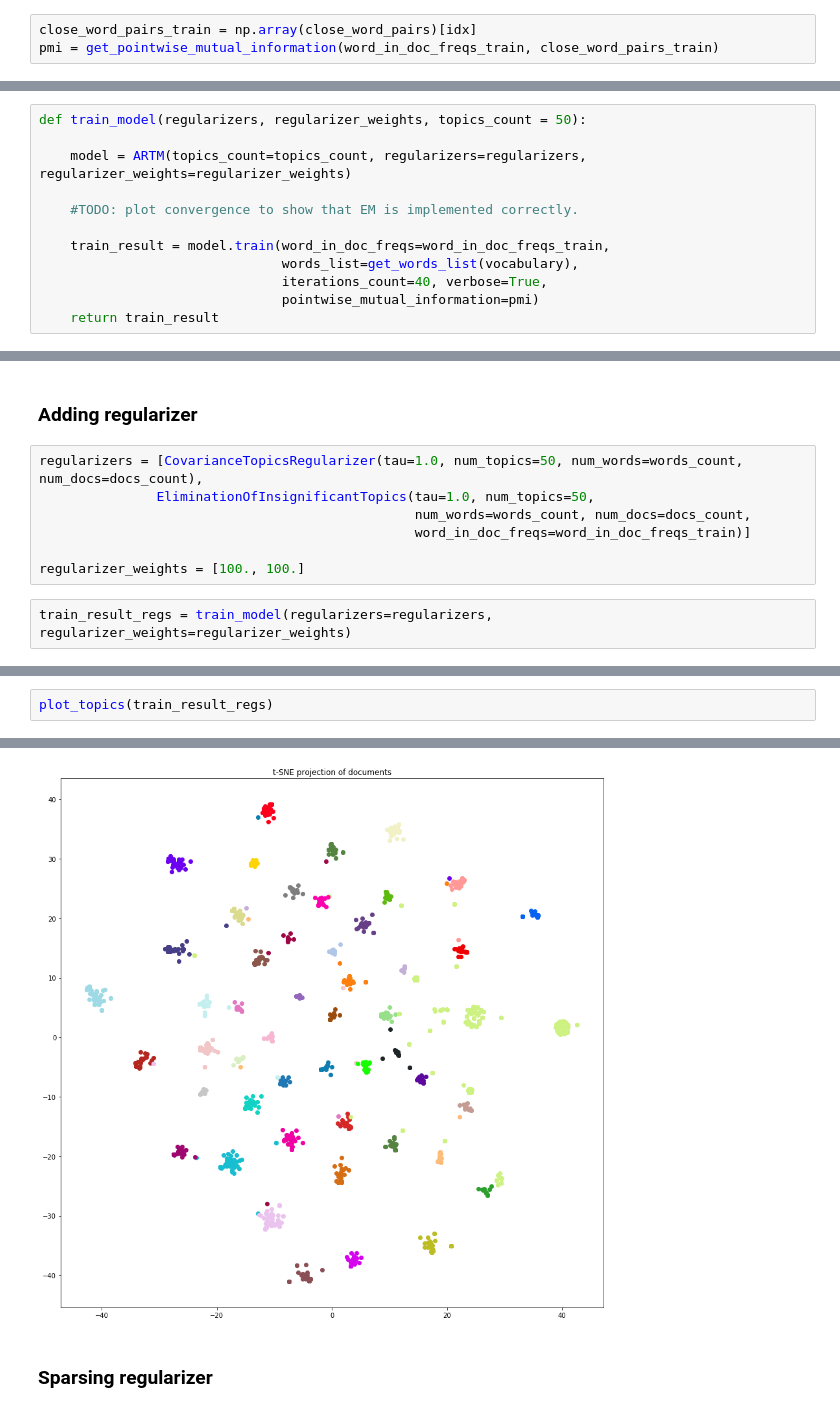
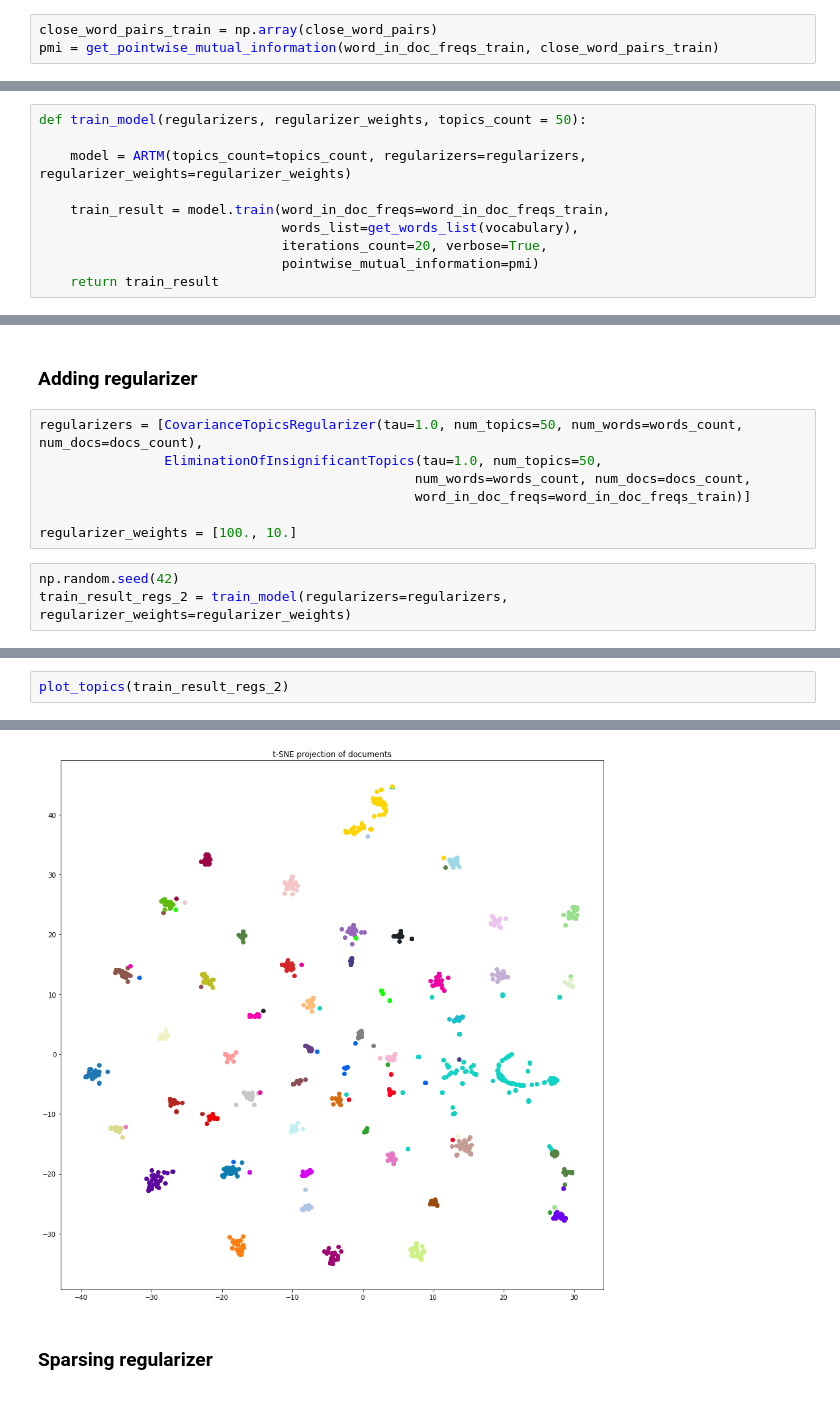
Before and after one commit to ValeryTyumen/Skoltech-NLA-OPT-Project, a Jupyter notebook: experiments_notebook_2.ipynb, the cells around one changed output, grey strips where cells are left out. Saved outputs shown, nothing was run; the diff lists cells and outputs as text.

```diff
--- a/experiments_notebook_2.ipynb
+++ b/experiments_notebook_2.ipynb
@@ -33,5 +34,5 @@ word_in_doc_freqs_train = word_in_doc_freqs_train[:, idx]
 words_count = word_in_doc_freqs.shape[0]
 docs_count = word_in_doc_freqs_train.shape[1]
 # %%
-close_word_pairs_train = np.array(close_word_pairs)[idx]
+close_word_pairs_train = np.array(close_word_pairs)
 pmi = get_pointwise_mutual_information(word_in_doc_freqs_train, close_word_pairs_train)
@@ -42,11 +41,9 @@ def train_model(regularizers, regularizer_weights, topics_count = 50):
 
     model = ARTM(topics_count=topics_count, regularizers=regularizers, regularizer_weights=regularizer_weights)
 
-    #TODO: plot convergence to show that EM is implemented correctly.
-
     train_result = model.train(word_in_doc_freqs=word_in_doc_freqs_train,
                                words_list=get_words_list(vocabulary),
-                               iterations_count=40, verbose=True,
+                               iterations_count=20, verbose=True,
                                pointwise_mutual_information=pmi)
     return train_result
 # %%
@@ -196,11 +197,12 @@ http://pandas.pydata.org/pandas-docs/stable/indexing.html#ix-indexer-is-deprecat
 ### Adding regularizer
 # %%
 regularizers = [CovarianceTopicsRegularizer(tau=1.0, num_topics=50, num_words=words_count, num_docs=docs_count),
-               EliminationOfInsignificantTopics(tau=1.0, num_topics=50,
+                EliminationOfInsignificantTopics(tau=1.0, num_topics=50,
                                                 num_words=words_count, num_docs=docs_count,
                                                 word_in_doc_freqs=word_in_doc_freqs_train)]
 
-regularizer_weights = [100., 100.]
+regularizer_weights = [100., 10.]
 # %%
-train_result_regs = train_model(regularizers=regularizers, regularizer_weights=regularizer_weights)
+np.random.seed(42)
+train_result_regs_2 = train_model(regularizers=regularizers, regularizer_weights=regularizer_weights)
 # %% [output]
@@ -251,4 +254,4 @@ array([['есть', 'после', 'книга', 'из', 'имя', 'которы
       dtype='<U18')
 # %%
-plot_topics(train_result_regs)
+plot_topics(train_result_regs_2)
 # %% [output]
@@ -265,4 +268,4 @@ X_topics shape = (1494, 50) after theshholding
-[figure, old version]
+[figure, new version]
 # %% [markdown]
 ### Sparsing regularizer
 # %%
```
Also changed, not shown: parts of 18 cells of this notebook.
